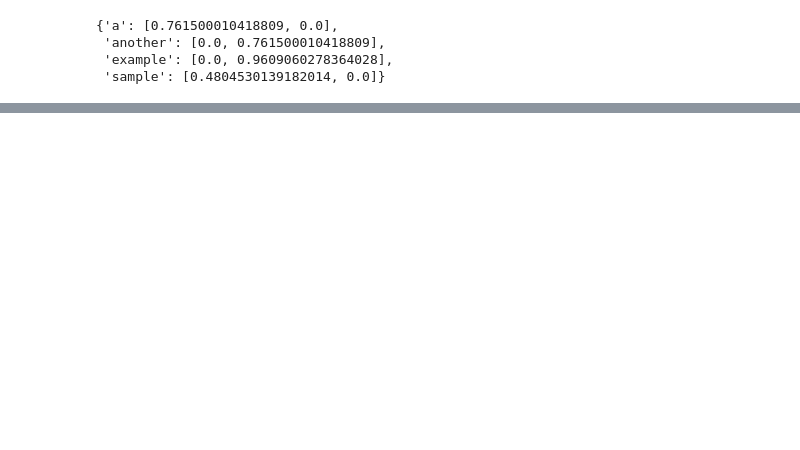
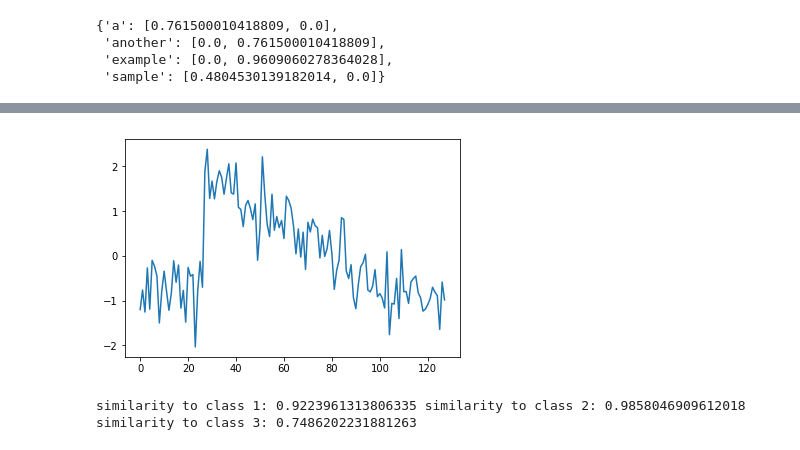
Before and after one commit to seninp/saxpy, a Jupyter notebook: jupyter/vsm.ipynb, the cells around one changed output, grey strips where cells are left out. Drawn from its saved outputs; the diff is of its cells as text; code cells hidden in the pictures; blank space fills up the shorter version.

```diff
--- a/jupyter/vsm.ipynb
+++ b/jupyter/vsm.ipynb
@@ -301,0 +224,15 @@ vectors
+# %%
+dt = read_data_file('resources/data/cbf/CBF_TEST')
+# %%
+import matplotlib.pyplot as plt
+import datetime
+import numpy as np
+
+series = dt['3'][6]
+x = np.arange(0, len(series))
+y = np.asarray(series)
+
+plt.plot(x,y)
+plt.show()
+# %% [output]
+[figure, added]
@@ -301,0 +242,10 @@ vectors
+# %%
+v1 = cosine_similarity( tfidf_to_vector(vectors, '1'), test_bag)
+v2 = cosine_similarity( tfidf_to_vector(vectors, '2'), test_bag)
+v3 = cosine_similarity( tfidf_to_vector(vectors, '3'), test_bag)
+
+print('similarity to class 1:', v1,
+      'similarity to class 2:', v2,
+      'similarity to class 3:', v3)
+# %% [output]
+similarity to class 1: 0.9223961313806335 similarity to class 2: 0.9858046909612018 similarity to class 3: 0.7486202231881263
```
Also changed, not shown: parts of 18 cells of this notebook.
